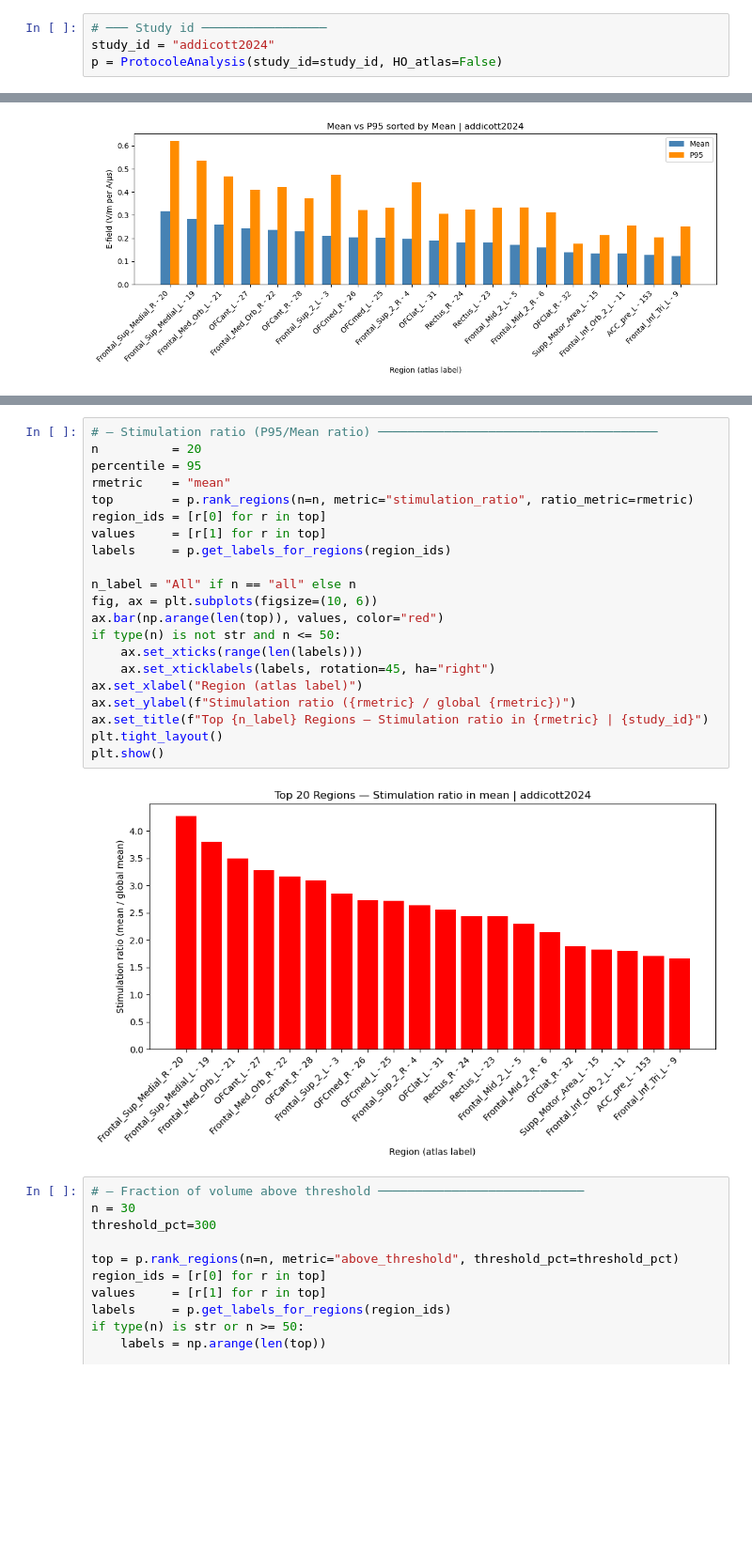
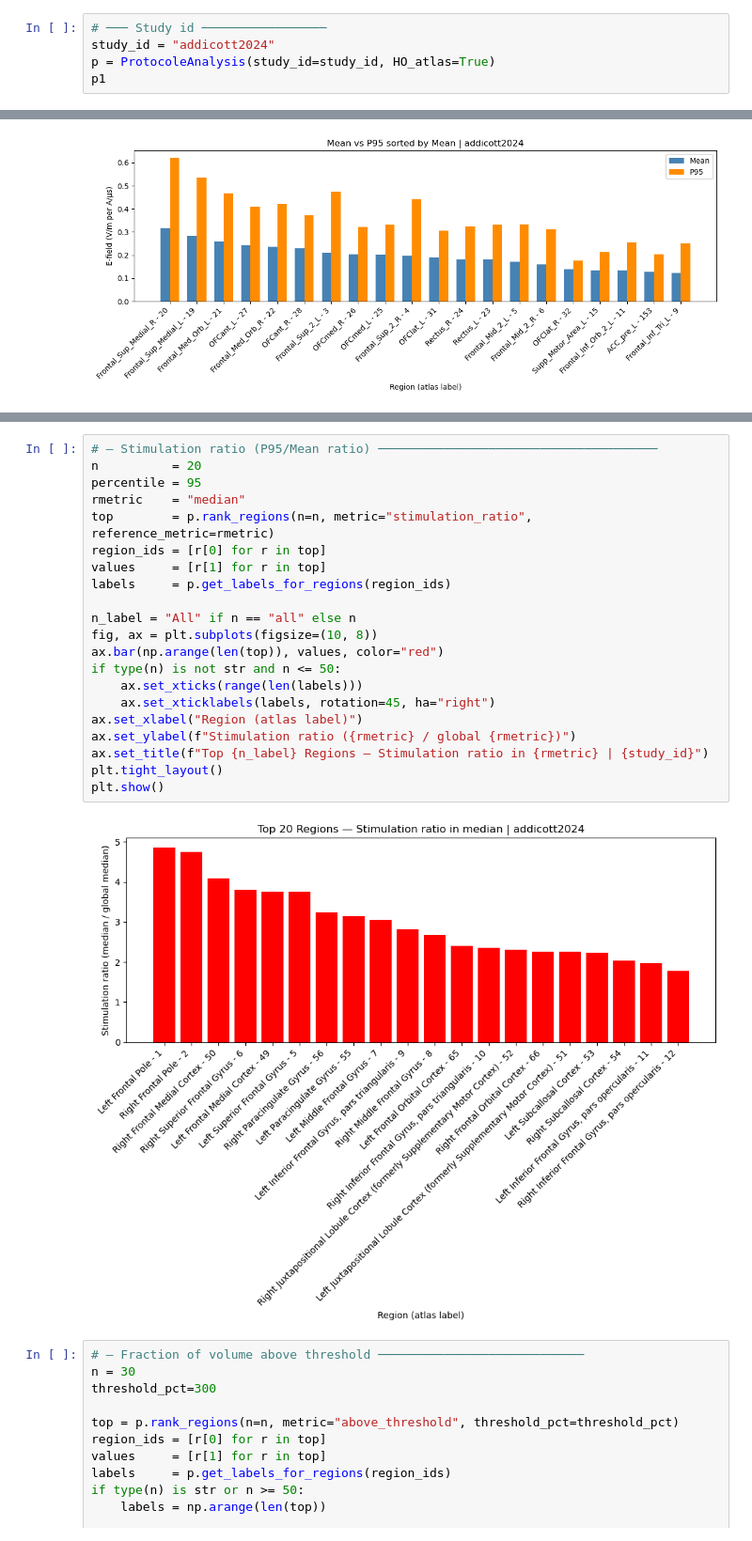
Before and after one commit to BastienBedard/SimNIBS_edits_2026, a Jupyter notebook: analysis/graph_TMS.ipynb, the cells around one changed output, grey strips where cells are left out. Shown at 94% size. Saved outputs shown, nothing was run; the diff lists cells and outputs as text; blank space fills up the shorter version.

```diff
--- a/analysis/graph_TMS.ipynb
+++ b/analysis/graph_TMS.ipynb
@@ -68,4 +43,5 @@ Les protocoles suivantes n'existe pas dans le dossier: ['li2026']
 # %%
 # ─── Study id ─────────────────
 study_id = "addicott2024"
-p = ProtocoleAnalysis(study_id=study_id, HO_atlas=False)
+p = ProtocoleAnalysis(study_id=study_id, HO_atlas=True)
+p1
@@ -408,26 +435,26 @@ plt.show()
 # %%
 # — Stimulation ratio (P95/Mean ratio) ──────────────────────────────────────
 n          = 20
 percentile = 95
-rmetric    = "mean"
-top        = p.rank_regions(n=n, metric="stimulation_ratio", ratio_metric=rmetric)
+rmetric    = "median"
+top        = p.rank_regions(n=n, metric="stimulation_ratio", reference_metric=rmetric)
 region_ids = [r[0] for r in top]
 values     = [r[1] for r in top]
 labels     = p.get_labels_for_regions(region_ids)
 
 n_label = "All" if n == "all" else n
-fig, ax = plt.subplots(figsize=(10, 6))
+fig, ax = plt.subplots(figsize=(10, 8))
 ax.bar(np.arange(len(top)), values, color="red")
 if type(n) is not str and n <= 50:
     ax.set_xticks(range(len(labels)))
     ax.set_xticklabels(labels, rotation=45, ha="right")
 ax.set_xlabel("Region (atlas label)")
 ax.set_ylabel(f"Stimulation ratio ({rmetric} / global {rmetric})")
 ax.set_title(f"Top {n_label} Regions — Stimulation ratio in {rmetric} | {study_id}")
 plt.tight_layout()
 plt.show()
 # %% [output]
-[figure, old version]
+[figure, new version]
 # %%
 # — Fraction of volume above threshold ────────────────────────────
 n = 30
```
Also changed, not shown: parts of 13 cells of this notebook, 1 other file.
